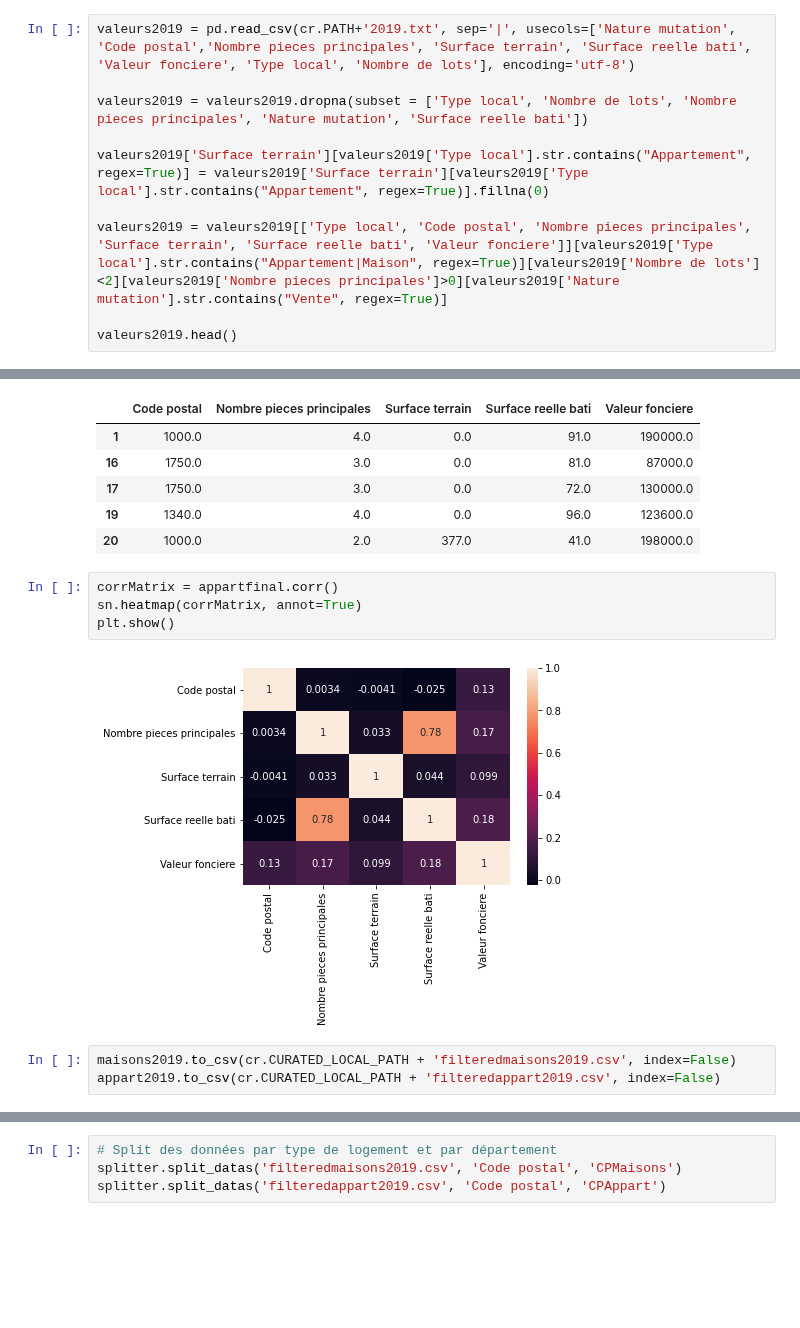
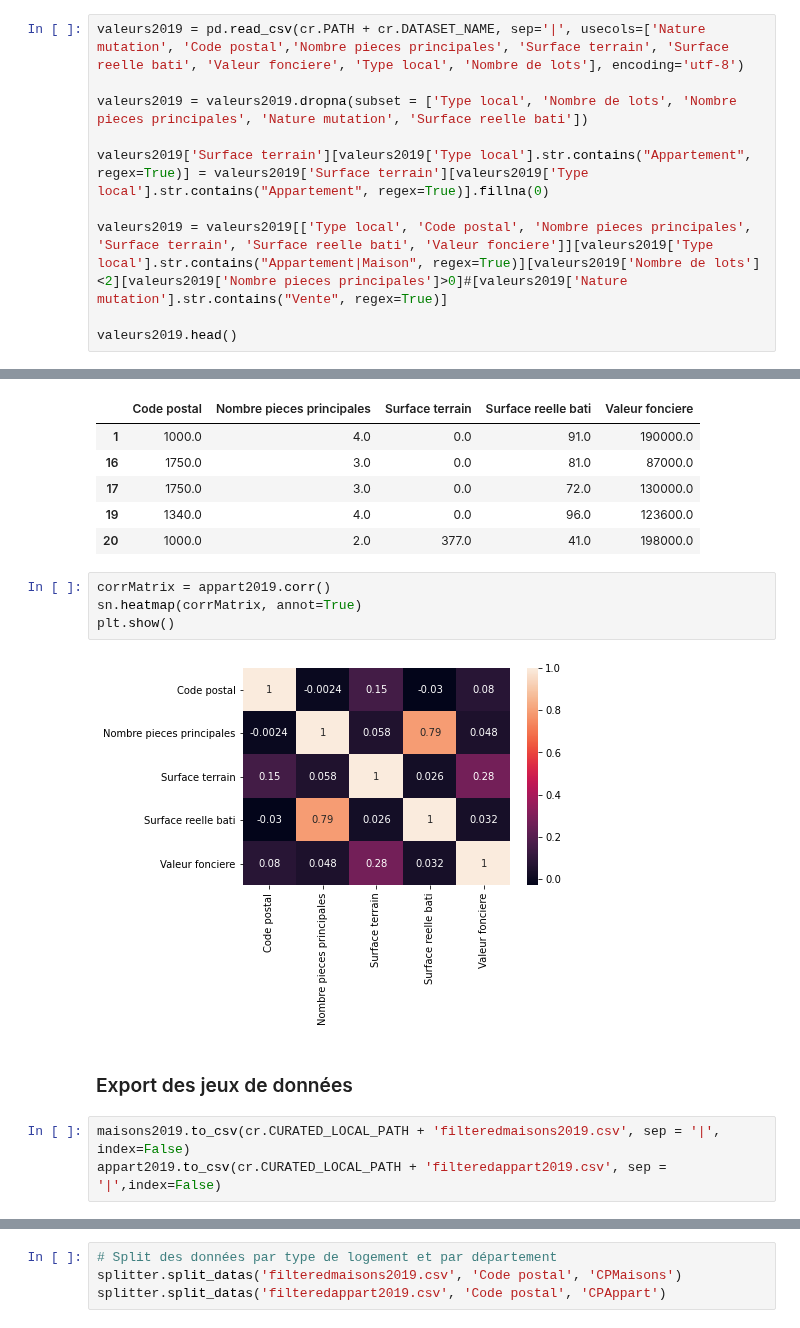
Before and after one commit to Twizzle1997/Immothep, a Jupyter notebook: notebook.ipynb, the cells around one changed output, grey strips where cells are left out. Saved outputs shown, nothing was run; the diff lists cells and outputs as text; blank space fills up the shorter version.

```diff
--- a/notebook.ipynb
+++ b/notebook.ipynb
@@ -119,13 +166,13 @@ valeurs2019.to_csv(cr.CURATED_LOCAL_PATH + 'filtered2019.csv', index=False)
 # %% [markdown]
 ## Création d'un nouveau dataset avec des attributs différents
 # %%
-valeurs2019 = pd.read_csv(cr.PATH+'2019.txt', sep='|', usecols=['Nature mutation', 'Code postal','Nombre pieces principales', 'Surface terrain', 'Surface reelle bati', 'Valeur fonciere', 'Type local', 'Nombre de lots'], encoding='utf-8')
+valeurs2019 = pd.read_csv(cr.PATH + cr.DATASET_NAME, sep='|', usecols=['Nature mutation', 'Code postal','Nombre pieces principales', 'Surface terrain', 'Surface reelle bati', 'Valeur fonciere', 'Type local', 'Nombre de lots'], encoding='utf-8')
 
 valeurs2019 = valeurs2019.dropna(subset = ['Type local', 'Nombre de lots', 'Nombre pieces principales', 'Nature mutation', 'Surface reelle bati'])
 
 valeurs2019['Surface terrain'][valeurs2019['Type local'].str.contains("Appartement", regex=True)] = valeurs2019['Surface terrain'][valeurs2019['Type local'].str.contains("Appartement", regex=True)].fillna(0)
 
-valeurs2019 = valeurs2019[['Type local', 'Code postal', 'Nombre pieces principales', 'Surface terrain', 'Surface reelle bati', 'Valeur fonciere']][valeurs2019['Type local'].str.contains("Appartement|Maison", regex=True)][valeurs2019['Nombre de lots']<2][valeurs2019['Nombre pieces principales']>0][valeurs2019['Nature mutation'].str.contains("Vente", regex=True)]
+valeurs2019 = valeurs2019[['Type local', 'Code postal', 'Nombre pieces principales', 'Surface terrain', 'Surface reelle bati', 'Valeur fonciere']][valeurs2019['Type local'].str.contains("Appartement|Maison", regex=True)][valeurs2019['Nombre de lots']<2][valeurs2019['Nombre pieces principales']>0]#[valeurs2019['Nature mutation'].str.contains("Vente", regex=True)]
 
 valeurs2019.head()
 # %% [output]
@@ -244,12 +295,14 @@ plt.show()
 | 19 | 1340.0 | 4.0 | 0.0 | 96.0 | 123600.0 |
 | 20 | 1000.0 | 2.0 | 377.0 | 41.0 | 198000.0 |
 # %%
-corrMatrix = appartfinal.corr()
+corrMatrix = appart2019.corr()
 sn.heatmap(corrMatrix, annot=True)
 plt.show()
 # %% [output]
-[figure, old version]
+[figure, new version]
+# %% [markdown]
+### Export des jeux de données
 # %%
-maisons2019.to_csv(cr.CURATED_LOCAL_PATH + 'filteredmaisons2019.csv', index=False)
-appart2019.to_csv(cr.CURATED_LOCAL_PATH + 'filteredappart2019.csv', index=False)
+maisons2019.to_csv(cr.CURATED_LOCAL_PATH + 'filteredmaisons2019.csv', sep = '|', index=False)
+appart2019.to_csv(cr.CURATED_LOCAL_PATH + 'filteredappart2019.csv', sep = '|',index=False)
 # %%
```
Also changed, not shown: parts of 43 cells of this notebook, 3 other files.
